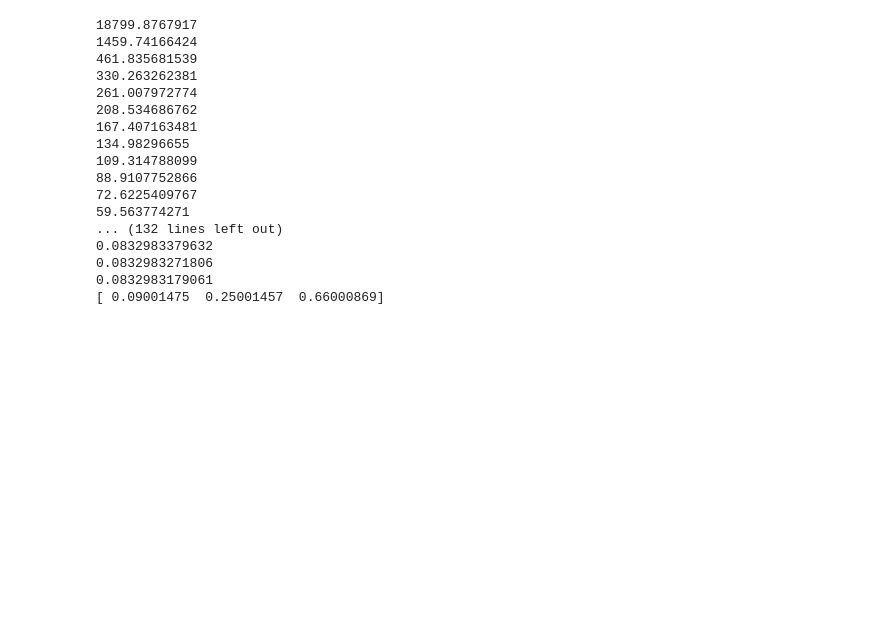
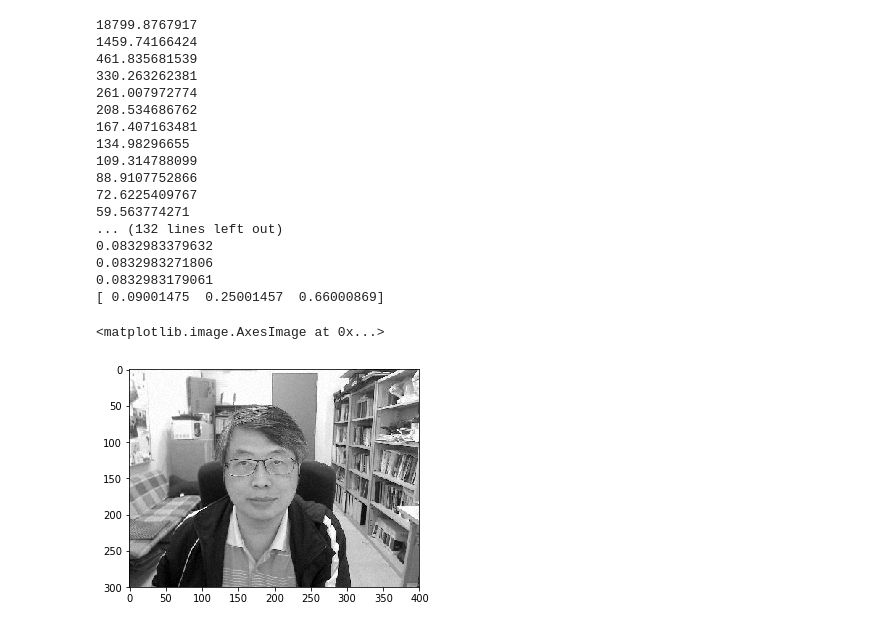
Before and after one commit to Kevin898y/ML2018_410323022, a Jupyter notebook: Assignment1/HW1.ipynb, the cells around one changed output. Saved outputs shown, nothing was run; the diff lists cells and outputs as text; code cells hidden in the pictures; blank space fills up the shorter version.

Commit message:
save decrypt image

```diff
--- a/Assignment1/HW1.ipynb
+++ b/Assignment1/HW1.ipynb
@@ -79,10 +78,14 @@ np.savetxt('Weight.txt',w)
 # %%
 #decrypt
 Eprime = Image.open('Image_Data/Eprime.png')
 Eprime = np.array(Eprime)
-ans = Image.new(mode='L', size=(E.shape[0],E.shape[1]))
+ans = Image.new(mode='L', size=(E.shape[1],E.shape[0]))
 p_ans = ans.load()
 for i in range(E.shape[0]):
     for j in range(E.shape[1]):
         temp = (Eprime[i][j]-w[1]*key1[i][j]-w[2]*key2[i][j])/w[0]
         p_ans[j,i] = int(temp)
+imshow(np.array(ans),cmap=plt.cm.gray)
+# %% [output]
+<matplotlib.image.AxesImage at 0x...>
+[figure, added]
```
Also changed, not shown: parts of 2 cells of this notebook, 1 other file.
